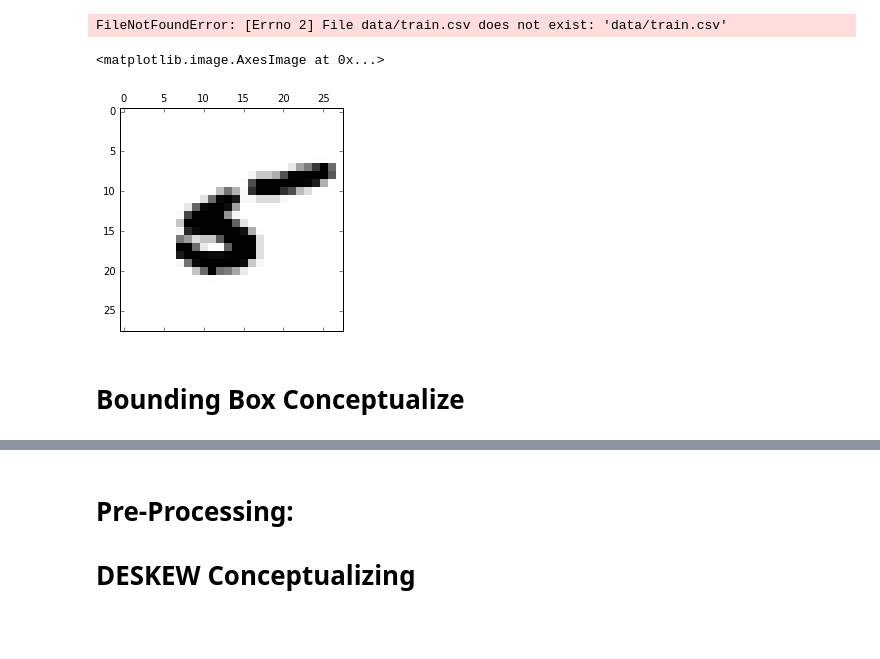
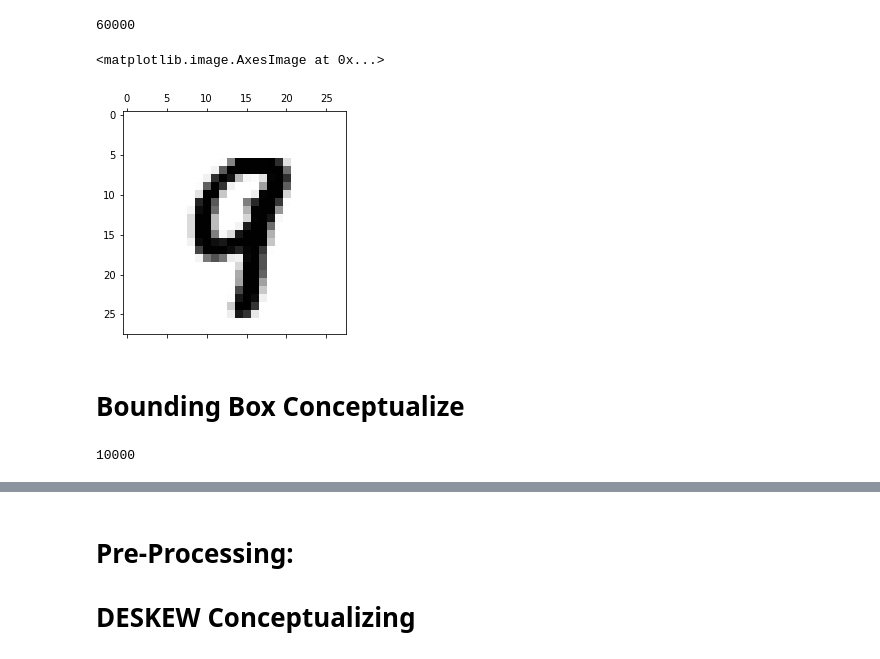
Before and after one commit to xxl4tomxu98/invention, a Jupyter notebook: data_science_ga/DATR-April-2020/projects/digit_recognition_neural_network/character_vision.ipynb, the cells around one changed output, grey strips where cells are left out. Cells and saved outputs as stored; diff of their text form; code cells hidden in the pictures; blank space fills up the shorter version.

```diff
--- a/data_science_ga/DATR-April-2020/projects/digit_recognition_neural_network/character_vision.ipynb
+++ b/data_science_ga/DATR-April-2020/projects/digit_recognition_neural_network/character_vision.ipynb
@@ -15,17 +15,23 @@ from skimage.transform import resize, AffineTransform, rotate, warp,SimilarityTr
 from skimage.util import crop
 # %%
 df = pd.read_csv('data/train.csv')
+print(len(df))
 # %% [output]
-FileNotFoundError: [Errno 2] File data/train.csv does not exist: 'data/train.csv'
+60000
 # %%
 images = df[df.columns[1:]]
 given_label = df['label']
 
 #to visualize, reshape it as a 28x28 box
-boximages = np.array(images).reshape(42000,28,28)
+boximages = np.array(images).reshape(len(images),28,28)
 plt.matshow(boximages[800],cmap=plt.cm.Greys)
 # %% [output]
 <matplotlib.image.AxesImage at 0x...>
-[figure, old version]
+[figure, new version]
 # %% [markdown]
 # Bounding Box Conceptualize
+# %%
+df_test = pd.read_csv('data/test.csv')
+print(len(df_test))
+# %% [output]
+10000
```
Also changed, not shown: parts of 14 cells of this notebook, 34 other files.
